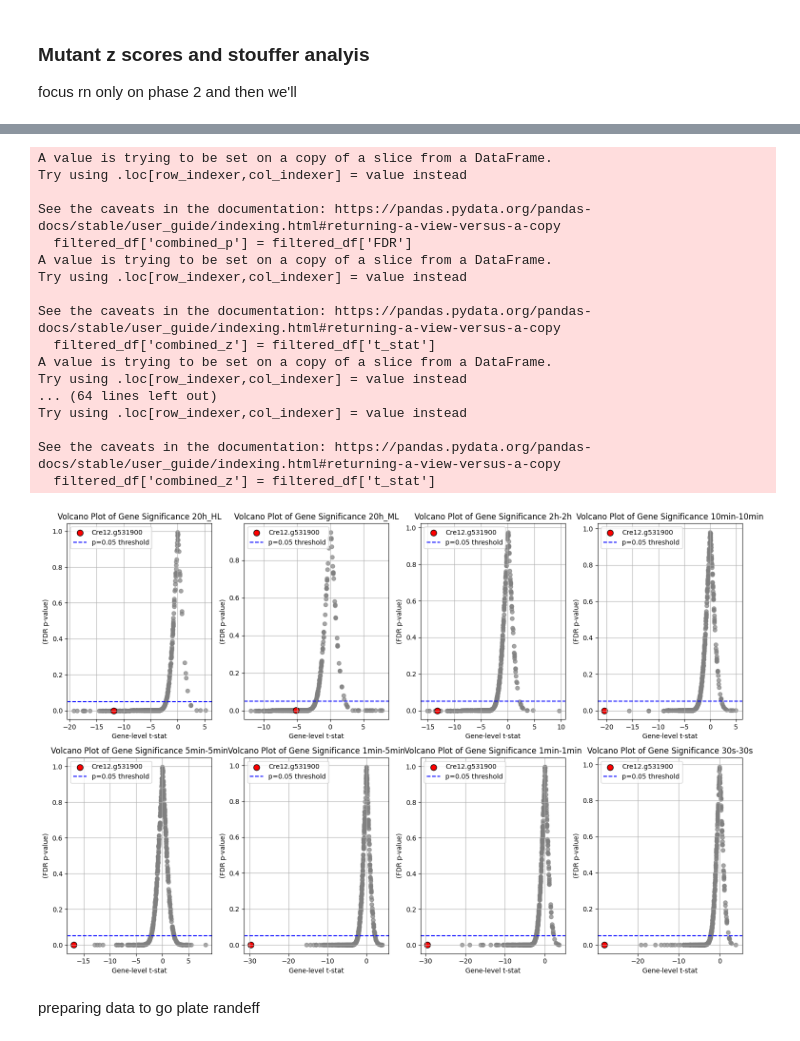
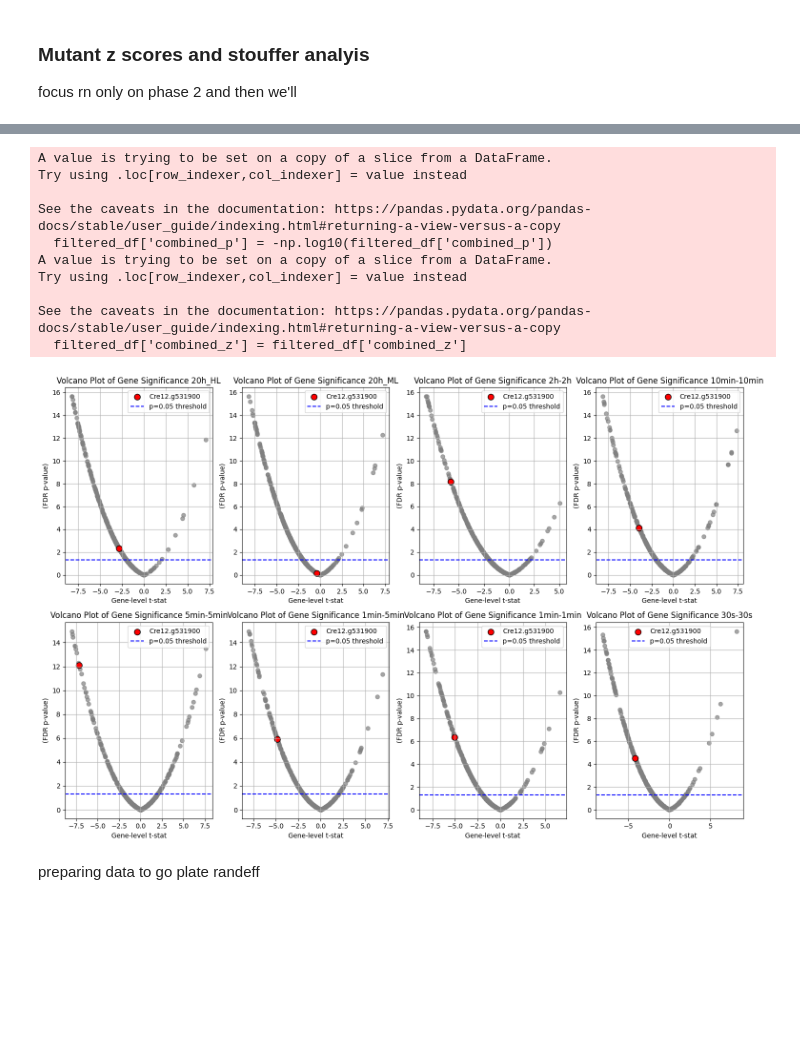
Before and after one commit to Imane-Mkt/Chlamy, a Jupyter notebook: Chlamy_Project_v2-main/Notebooks_Imane/p-to-z-conversion.ipynb, the cells around one changed output, grey strips where cells are left out. Drawn from its saved outputs; the diff is of its cells as text; code cells hidden in the pictures; blank space fills up the shorter version.

```diff
--- a/Chlamy_Project_v2-main/Notebooks_Imane/p-to-z-conversion.ipynb
+++ b/Chlamy_Project_v2-main/Notebooks_Imane/p-to-z-conversion.ipynb
@@ -360,7 +344,7 @@ import numpy as np
 
 np.random.seed(42)
 light_regimes = ['20h_HL', '20h_ML', '2h-2h', '10min-10min', '5min-5min', '1min-5min', '1min-1min', '30s-30s']
-example_df = pd.read_csv('/home/imokhtatif/.vscode-server/Chlamy_Project_v2-main/Data/gene_level_ttest_pooled.csv')
+example_df = pd.read_csv('/home/imokhtatif/.vscode-server/Chlamy_Project_v2-main/Data/gene_level_stouffer_cov.csv')
 
 n_cols = 4
 n_rows = int(np.ceil(len(light_regimes) / n_cols))
@@ -372,52 +356,45 @@ for i, light in enumerate(light_regimes):
 
     filtered_df = example_df[example_df['light_regime'] == light]
 
-    #filtered_df['combined_p'] = -np.log10(filtered_df['FDR'])
-    filtered_df['combined_p'] = filtered_df['FDR']
+    filtered_df['combined_p'] = -np.log10(filtered_df['combined_p'])
+    #filtered_df['combined_p'] = filtered_df['FDR']
 
-    filtered_df['combined_z'] = filtered_df['t_stat']
-    # filtered_df['neg_log10_p'] = filtered_df['combined_p']  # Garder les colonnes comme elles sont
+    filtered_df['combined_z'] = filtered_df['combined_z']
+    #filtered_df['neg_log10_p'] = filtered_df['FDR']  # Garder les colonnes comme elles sont
 
     ax.scatter(filtered_df['combined_z'], filtered_df['combined_p'], alpha=0.7, color='gray')
 
     target_gene = 'Cre12.g531900'
     highlight = filtered_df[filtered_df['mutated_genes'] == target_gene]
     if not highlight.empty:
         ax.scatter(highlight['combined_z'], highlight['combined_p'], color='red', label=target_gene, s=80, edgecolors='black')
 
     pval = 0.05
-    #ax.axhline(-np.log10(pval), color='blue', linestyle='--', label=f'p={pval} threshold')
-    ax.axhline(pval, color='blue', linestyle='--', label=f'p={pval} threshold')
+    ax.axhline(-np.log10(pval), color='blue', linestyle='--', label=f'p={pval} threshold')
+    #ax.axhline(pval, color='blue', linestyle='--', label=f'p={pval} threshold')
 
     ax.set_xlabel('Gene-level t-stat')
     ax.set_ylabel('(FDR p-value)')
     ax.set_title(f'Volcano Plot of Gene Significance {light}')
     ax.legend()
     ax.grid(True)
 for i in range(len(light_regimes), n_rows * n_cols):
     row, col = divmod(i, n_cols)
     fig.delaxes(axes[row][col])
 plt.tight_layout()
 plt.show()
 # %% [output]
 A value is trying to be set on a copy of a slice from a DataFrame.
 Try using .loc[row_indexer,col_indexer] = value instead
 
 See the caveats in the documentation: https://pandas.pydata.org/pandas-docs/stable/user_guide/indexing.html#returning-a-view-versus-a-copy
-  filtered_df['combined_p'] = filtered_df['FDR']
+  filtered_df['combined_p'] = -np.log10(filtered_df['combined_p'])
 A value is trying to be set on a copy of a slice from a DataFrame.
 Try using .loc[row_indexer,col_indexer] = value instead
 
 See the caveats in the documentation: https://pandas.pydata.org/pandas-docs/stable/user_guide/indexing.html#returning-a-view-versus-a-copy
-  filtered_df['combined_z'] = filtered_df['t_stat']
-A value is trying to be set on a copy of a slice from a DataFrame.
-Try using .loc[row_indexer,col_indexer] = value instead
-... (64 lines left out)
-Try using .loc[row_indexer,col_indexer] = value instead
-
-See the caveats in the documentation: https://pandas.pydata.org/pandas-docs/stable/user_guide/indexing.html#returning-a-view-versus-a-copy
-  filtered_df['combined_z'] = filtered_df['t_stat']
+  filtered_df['combined_z'] = filtered_df['combined_z']
-[figure, old version]
+[figure, new version]
 # %% [markdown]
 preparing data to go plate randeff
 # %%
```
Also changed, not shown: parts of 7 cells of this notebook, 20 other files.
